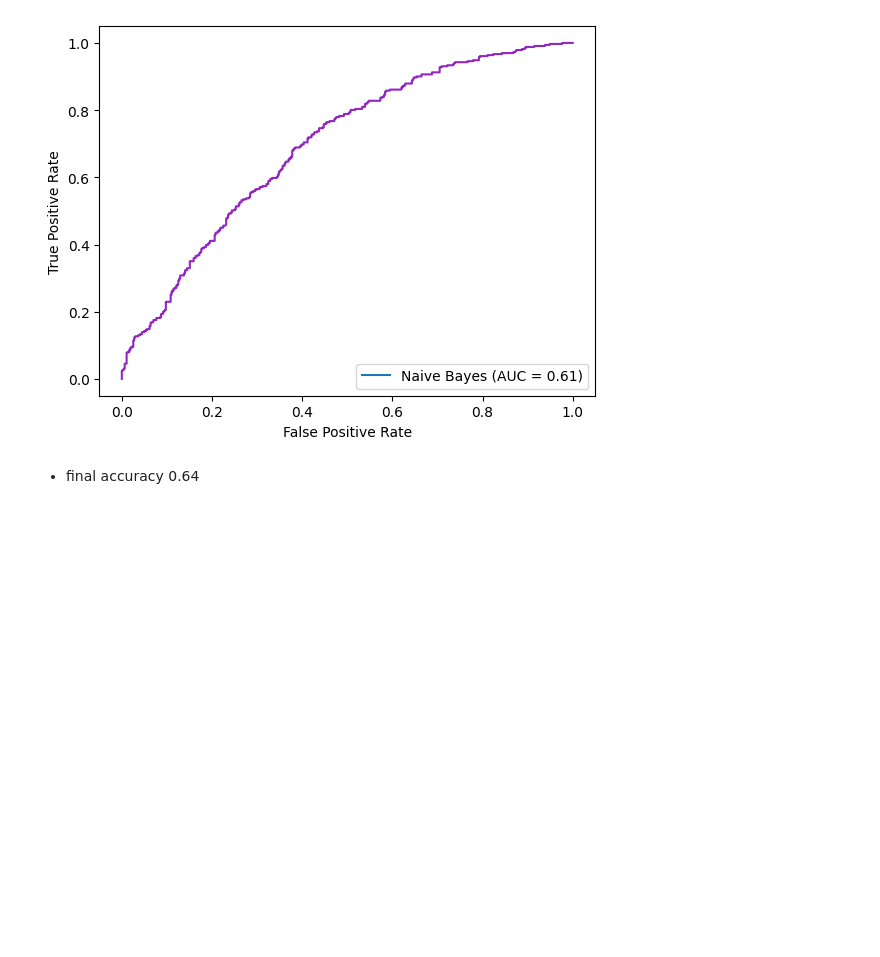
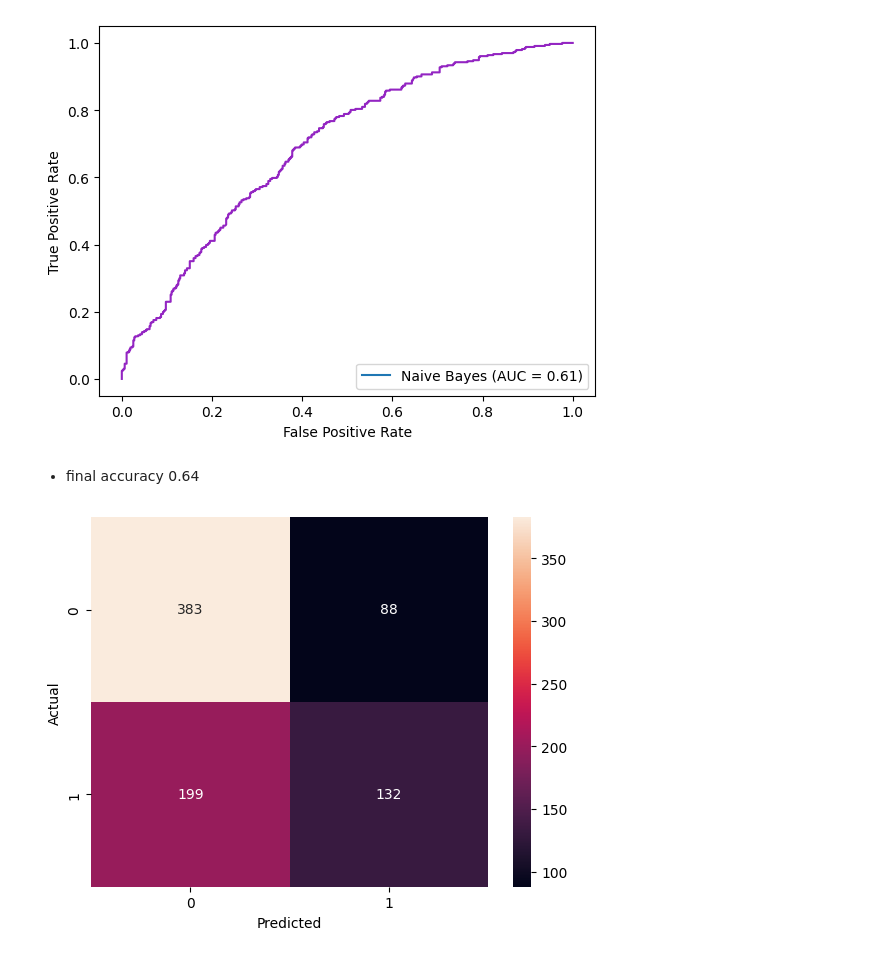
Before and after one commit to lilyzhizhou/Identifying-Prediabetes-ML, a Jupyter notebook: Naive_Bayes_Model.ipynb, the cells around one changed output. Saved outputs shown, nothing was run; the diff lists cells and outputs as text; code cells hidden in the pictures; blank space fills up the shorter version.

```diff
--- a/Naive_Bayes_Model.ipynb
+++ b/Naive_Bayes_Model.ipynb
@@ -457,3 +457,11 @@ weighted avg       0.63      0.64      0.62       802
 [figure]
 # %% [markdown]
 - final accuracy 0.64
+# %%
+# Visualizing confusion matrix Test
+sns.heatmap(conf_matrix, annot=True, fmt='d')
+plt.ylabel('Actual')
+plt.xlabel('Predicted')
+plt.show()
+# %% [output]
+[figure, added]
```
